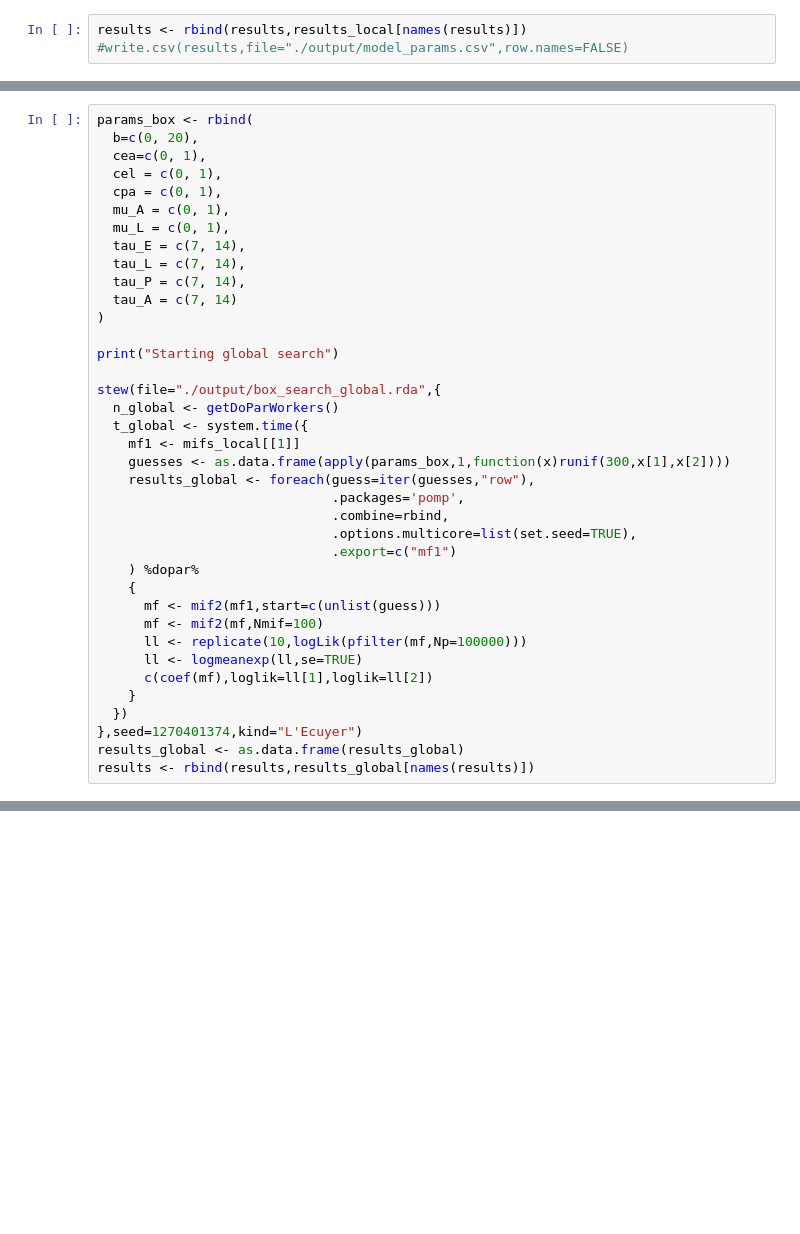
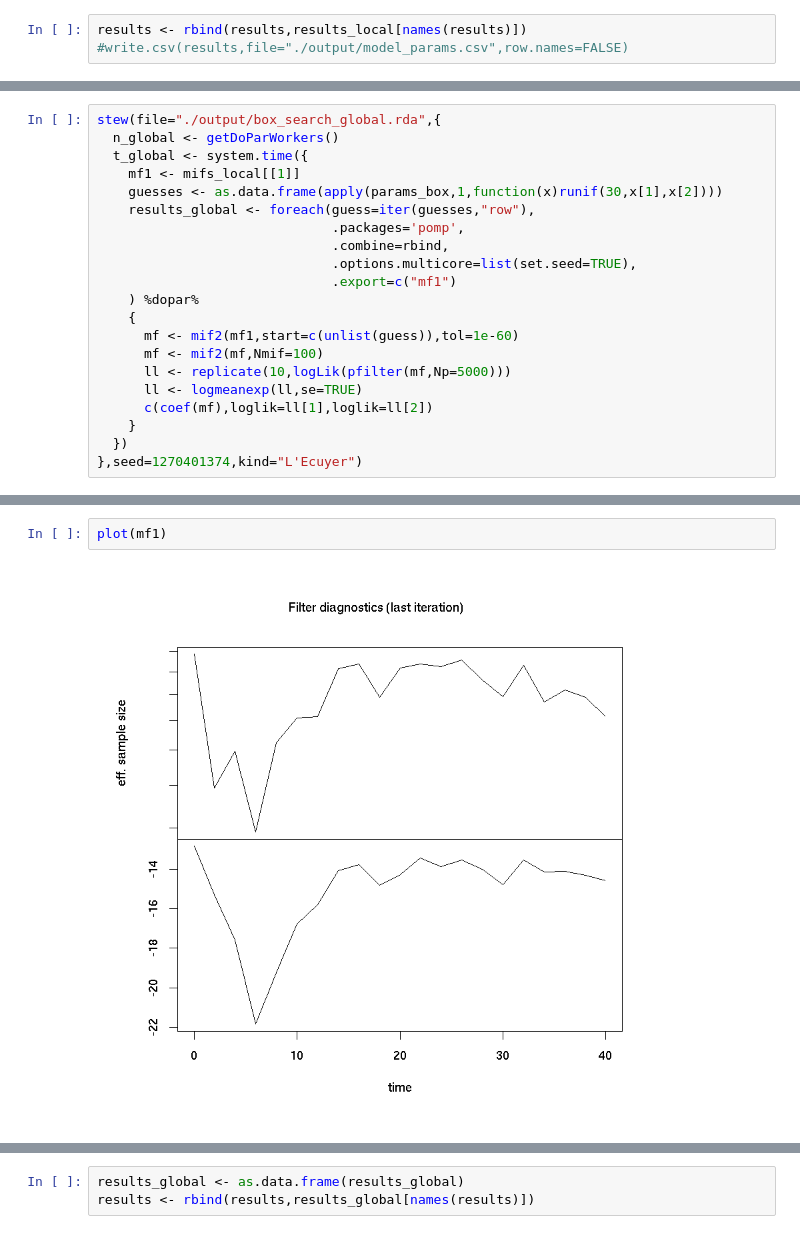
Before and after one commit to ashtonbaker/pomp-practice, a Jupyter notebook: debug/9/Lab Notebook.ipynb, the cells around one changed output, grey strips where cells are left out. Saved outputs shown, nothing was run; the diff lists cells and outputs as text; blank space fills up the shorter version.

```diff
--- a/debug/9/Lab Notebook.ipynb
+++ b/debug/9/Lab Notebook.ipynb
@@ -547,24 +537,9 @@ pf[[3]]$loglik
 # %%
-params_box <- rbind(
-  b=c(0, 20),
-  cea=c(0, 1),
-  cel = c(0, 1),
-  cpa = c(0, 1),
-  mu_A = c(0, 1),
-  mu_L = c(0, 1),
-  tau_E = c(7, 14),
-  tau_L = c(7, 14),
-  tau_P = c(7, 14),
-  tau_A = c(7, 14)
-)
-
-print("Starting global search")
-
 stew(file="./output/box_search_global.rda",{
   n_global <- getDoParWorkers()
   t_global <- system.time({
     mf1 <- mifs_local[[1]]
-    guesses <- as.data.frame(apply(params_box,1,function(x)runif(300,x[1],x[2])))
+    guesses <- as.data.frame(apply(params_box,1,function(x)runif(30,x[1],x[2])))
     results_global <- foreach(guess=iter(guesses,"row"),
                               .packages='pomp',
                               .combine=rbind,
@@ -572,13 +547,11 @@ stew(file="./output/box_search_global.rda",{
                               .export=c("mf1")
     ) %dopar%
     {
-      mf <- mif2(mf1,start=c(unlist(guess)))
+      mf <- mif2(mf1,start=c(unlist(guess)),tol=1e-60)
       mf <- mif2(mf,Nmif=100)
-      ll <- replicate(10,logLik(pfilter(mf,Np=100000)))
+      ll <- replicate(10,logLik(pfilter(mf,Np=5000)))
       ll <- logmeanexp(ll,se=TRUE)
       c(coef(mf),loglik=ll[1],loglik=ll[2])
     }
   })
 },seed=1270401374,kind="L'Ecuyer")
-results_global <- as.data.frame(results_global)
-results <- rbind(results,results_global[names(results)])
@@ -606,0 +558,4 @@ results
+# %%
+plot(mf1)
+# %% [output]
+[figure, added]
@@ -606,0 +564,3 @@ results
+# %%
+results_global <- as.data.frame(results_global)
+results <- rbind(results,results_global[names(results)])
```
Also changed, not shown: parts of 24 cells of this notebook, 8 other files.
